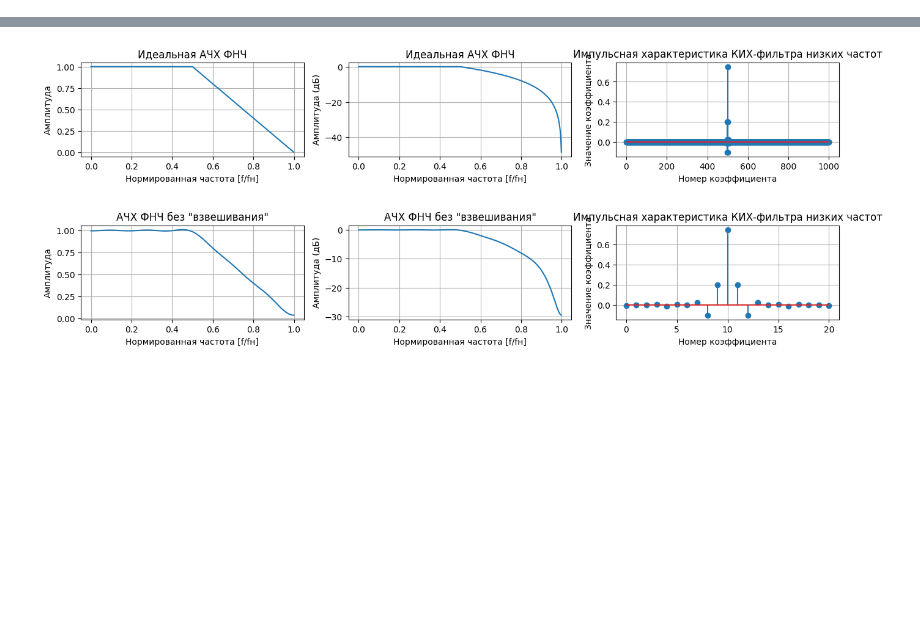
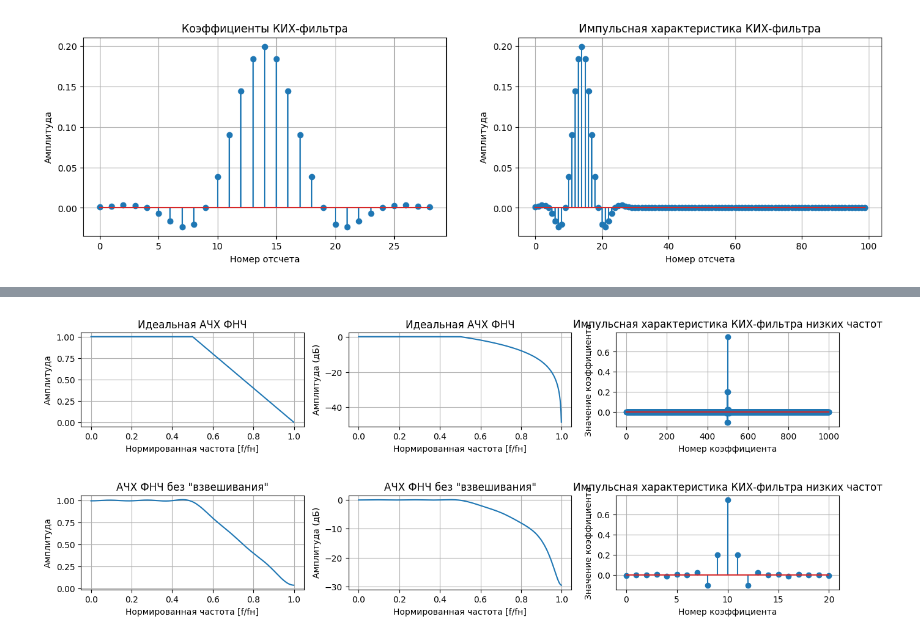
Before and after one commit to miet-mpsu-dsp/labs, a Jupyter notebook: 04-filters/04-filters.ipynb, the cells around one changed output, grey strips where cells are left out. Cells and saved outputs as stored; diff of their text form; code cells hidden in the pictures; blank space fills up the shorter version.

```diff
--- a/04-filters/04-filters.ipynb
+++ b/04-filters/04-filters.ipynb
@@ -109,0 +42,37 @@ $$
+# %%
+import numpy as np
+import matplotlib.pyplot as plt
+from scipy.signal import lfilter, firwin
+
+# Параметры фильтра
+numtaps = 29  # Количество коэффициентов (тапов)
+cutoff = 0.2  # Частота среза (доля от частоты Найквиста)
+
+# Создание коэффициентов КИХ-фильтра
+coeffs = firwin(numtaps, cutoff)
+
+# Создание дельта-функции (единичного импульса)
+impulse = np.zeros(100)  # Длина вектора больше, чтобы увидеть всю реакцию
+impulse[0] = 1  # Первый элемент равен 1, остальные - нули
+
+# Применение фильтра к дельта-функции
+response = lfilter(coeffs, 1.0, impulse)
+
+# Визуализация
+plt.figure(figsize=(16, 4))
+plt.subplot(1,2,1)
+plt.stem(coeffs)
+plt.title('Коэффициенты КИХ-фильтра')
+plt.xlabel('Номер отсчета')
+plt.ylabel('Амплитуда')
+plt.grid(True)
+
+plt.subplot(1,2,2)
+plt.stem(response)
+plt.title('Импульсная характеристика КИХ-фильтра')
+plt.xlabel('Номер отсчета')
+plt.ylabel('Амплитуда')
+plt.grid(True)
+plt.show()
+# %% [output]
+[figure, added]
```
Also changed, not shown: parts of 4 cells of this notebook, 2 other files.
